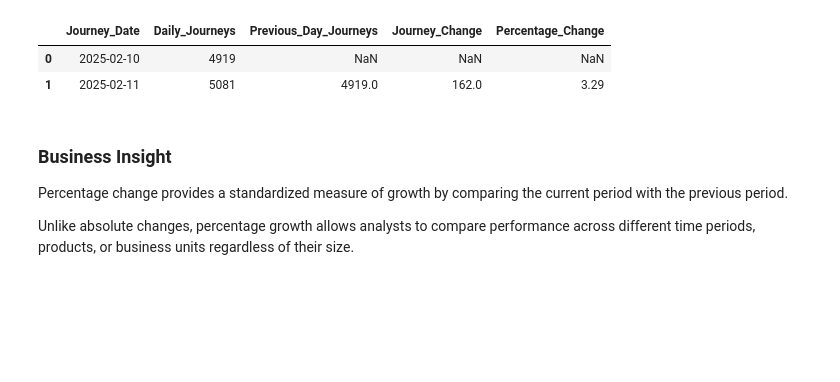
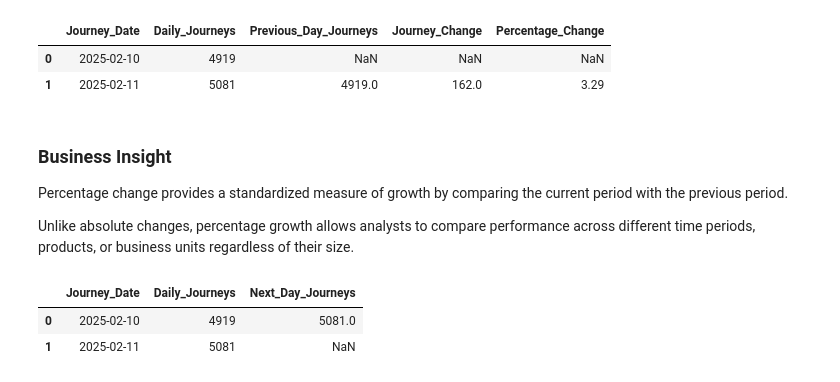
Before and after one commit to sakinasayed512/multi-touch-attribution, a Jupyter notebook: Marketing_Attribution_ROI_Dashboard/notebooks/01_Data_Exploration.ipynb, the cells around one changed output. Cells and saved outputs as stored; diff of their text form; code cells hidden in the pictures; blank space fills up the shorter version.

```diff
--- a/Marketing_Attribution_ROI_Dashboard/notebooks/01_Data_Exploration.ipynb
+++ b/Marketing_Attribution_ROI_Dashboard/notebooks/01_Data_Exploration.ipynb
@@ -1940,3 +1941,29 @@ percentage_change
 Percentage change provides a standardized measure of growth by comparing the current period with the previous period.
 
 Unlike absolute changes, percentage growth allows analysts to compare performance across different time periods, products, or business units regardless of their size.
+# %%
+# LEAD() - Compare with the next day
+
+query = """
+SELECT
+    DATE(Timestamp) AS Journey_Date,
+    COUNT(*) AS Daily_Journeys,
+
+    LEAD(COUNT(*), 1) OVER (
+        ORDER BY DATE(Timestamp)
+    ) AS Next_Day_Journeys
+
+FROM marketing_data
+
+GROUP BY DATE(Timestamp)
+
+ORDER BY Journey_Date;
+"""
+
+lead_df = pd.read_sql_query(query, connection)
+
+lead_df
+# %% [output]
+|  | Journey_Date | Daily_Journeys | Next_Day_Journeys |
+| 0 | 2025-02-10 | 4919 | 5081.0 |
+| 1 | 2025-02-11 | 5081 | NaN |
```
Also changed, not shown: parts of 16 cells of this notebook.
